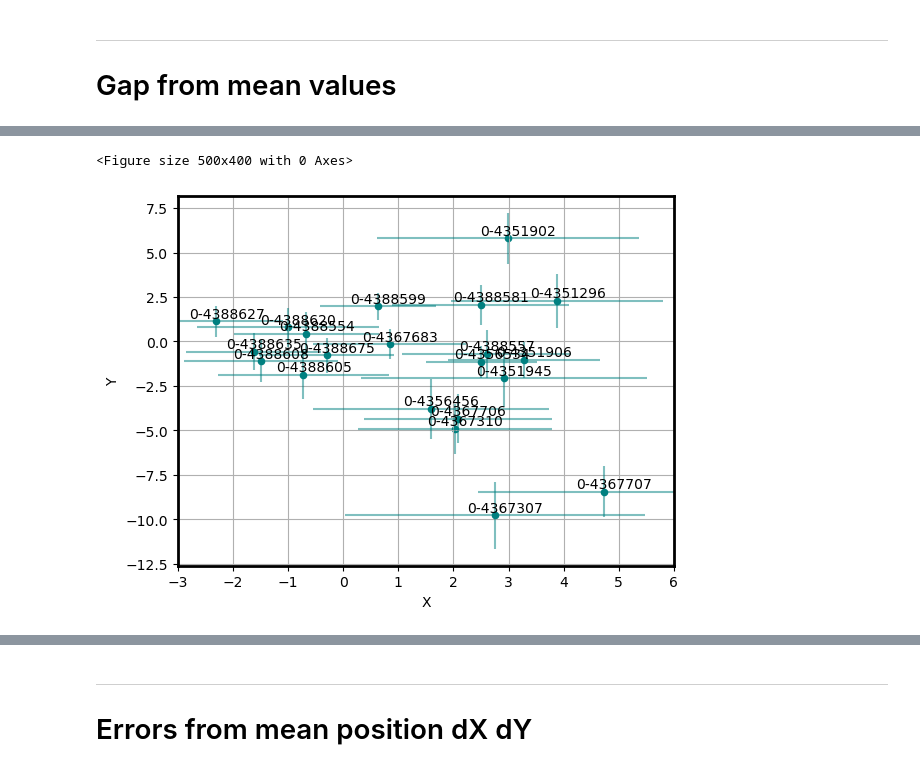
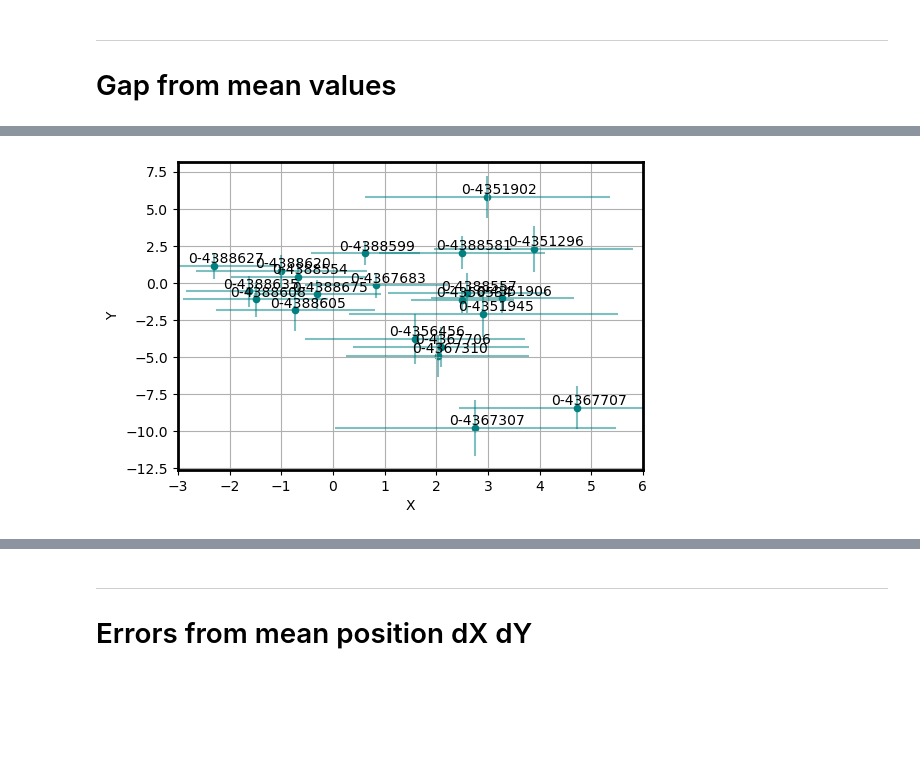
Before and after one commit to margot-demol/PhD, a Jupyter notebook: carthe_noise/diag_carthe_noise.ipynb, the cells around one changed output, grey strips where cells are left out. Drawn from its saved outputs; the diff is of its cells as text; code cells hidden in the pictures; blank space fills up the shorter version.

```diff
--- a/carthe_noise/diag_carthe_noise.ipynb
+++ b/carthe_noise/diag_carthe_noise.ipynb
@@ -173,16 +173,15 @@ df.head()
 # %%
 dfm = df[["id", "X", "Y", "lon", "lat"]].groupby('id').mean()
 error_on_mean = df[['X', 'Y', 'id']].groupby('id').std()/np.sqrt(df[['X', 'Y', 'id']].groupby('id').count()/12)
 
-fig = plt.figure(figsize=(5,4))
-dfm.plot.scatter('X', 'Y', color='teal')
-plt.errorbar(dfm.X, dfm.Y, error_on_mean.X.values, error_on_mean.Y.values, ls='', color = 'teal', alpha=0.5)
-plt.grid()
+fig, ax = plt.subplots(1, 1, figsize=(6,4))
+dfm.plot.scatter('X', 'Y', color='teal', ax=ax)
+ax.errorbar(dfm.X, dfm.Y, error_on_mean.X.values, error_on_mean.Y.values, ls='', color = 'teal', alpha=0.5)
+ax.grid()
 for id_ in ids :
     dfm_=dfm.loc[id_]
-    plt.annotate(id_, (dfm_.X-0.5, dfm_.Y+0.2))
-plt.xlim(-3,6)
-fig.savefig(os.path.join(image_dir, 'mean_pos_errorbars.png'), dpi=250)
+    ax.annotate(id_, (dfm_.X-0.5, dfm_.Y+0.2))
+ax.set_xlim(-3,6)
+fig.savefig(os.path.join(image_dir, 'carthe_mean_pos_errorbars.png'), dpi=250)
 # %% [output]
-<Figure size 500x400 with 0 Axes>
-[figure, old version]
+[figure, new version]
```
Also changed, not shown: parts of 6 cells of this notebook, 55 other files.
